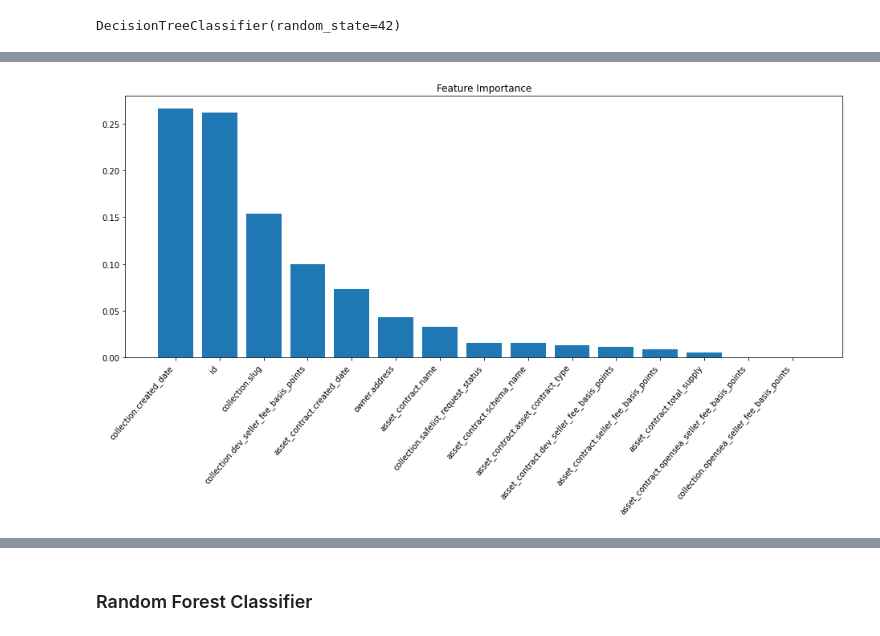
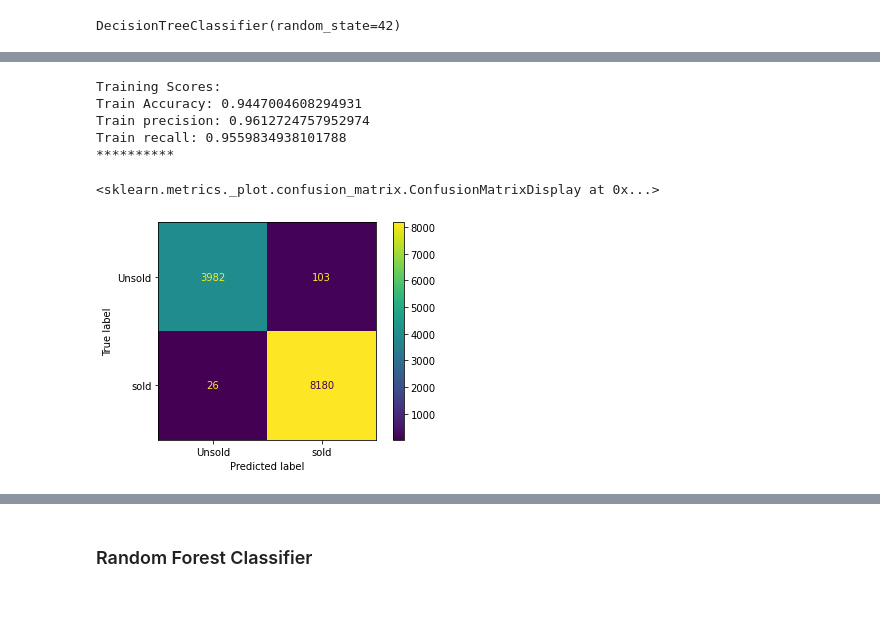
Before and after one commit to Myke-Ajayi/Predicting-NFTs-Sale, a Jupyter notebook: notebooks/Preprocessing.ipynb, the cells around one changed output, grey strips where cells are left out. Cells and saved outputs as stored; diff of their text form; code cells hidden in the pictures; blank space fills up the shorter version.

```diff
--- a/notebooks/Preprocessing.ipynb
+++ b/notebooks/Preprocessing.ipynb
@@ -359,7 +303,7 @@ from sklearn.tree import DecisionTreeClassifier
 # %%
 nft_tree = DecisionTreeClassifier(random_state=42)
 # %%
-nft_tree.fit(conv_nft_df, y_train)
+nft_tree.fit(train_conv_nft_df, y_train)
 # %% [output]
 DecisionTreeClassifier(random_state=42)
 # %%
@@ -373,4 +317,13 @@ nft_tree.score(test_nft_df, y_test)
-# %%
-plot_feature_imp(gs_rand_forest.best_estimator_, conv_nft_df)
-# %% [output]
-[figure, removed]
+# %%
+evaluate(nft_tree, test_nft_df, y_test)
+# %% [output]
+Training Scores:
+Train Accuracy: 0.9447004608294931
+Train precision: 0.9612724757952974
+Train recall: 0.9559834938101788
+**********
+# %%
+plot_confusion_matrix(nft_tree, train_conv_nft_df, y_train, include_values=True, display_labels=['Unsold', 'sold'])
+# %% [output]
+<sklearn.metrics._plot.confusion_matrix.ConfusionMatrixDisplay at 0x...>
+[figure, added]
```
Also changed, not shown: parts of 54 cells of this notebook.
